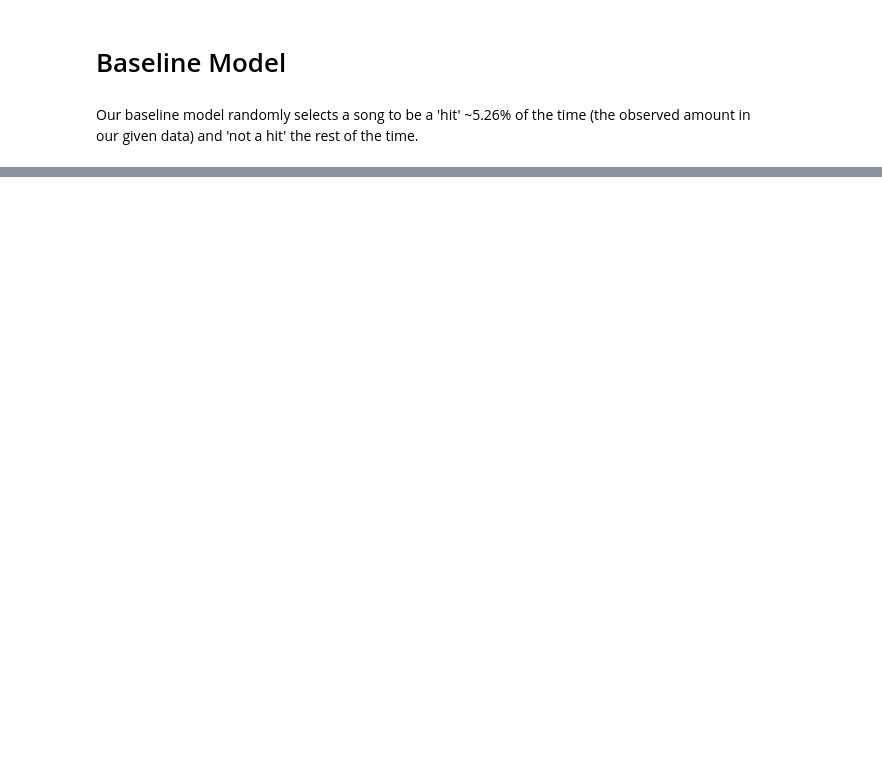
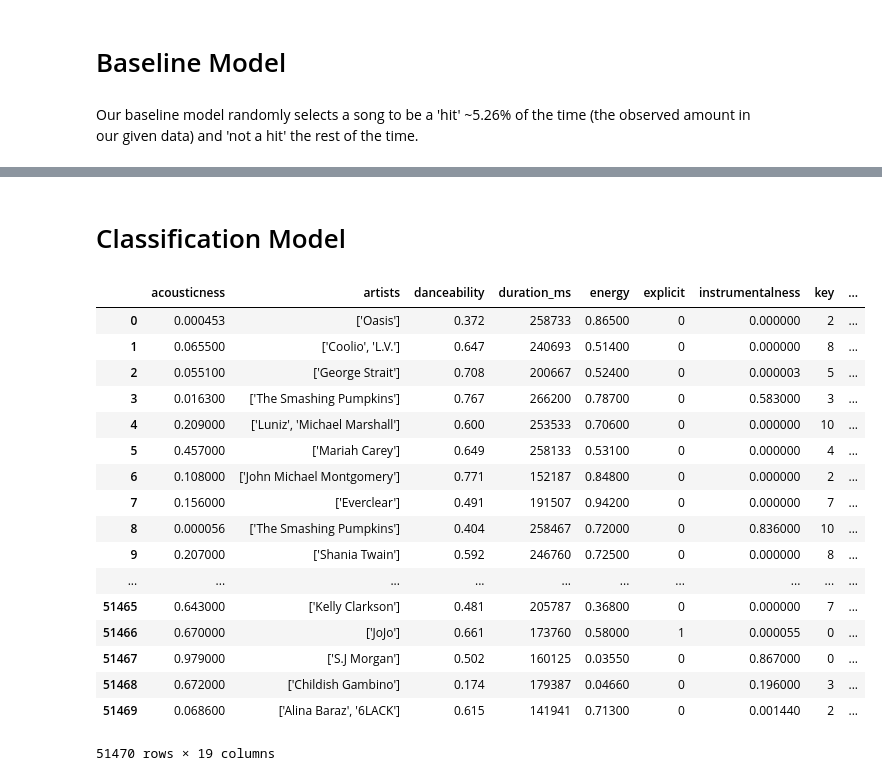
Before and after one commit to pristinsky1/Predicting-Hit-Songs, a Jupyter notebook: HitSongs.ipynb, the cells around one changed output, grey strips where cells are left out. Drawn from its saved outputs; the diff is of its cells as text; code cells hidden in the pictures; blank space fills up the shorter version.

```diff
--- a/HitSongs.ipynb
+++ b/HitSongs.ipynb
@@ -232,0 +225,23 @@ len(y)
+# %% [markdown]
+# Classification Model
+# %%
+data
+# %% [output]
+|  | acousticness | artists | danceability | duration_ms | energy | explicit | instrumentalness | key | ... |
+| 0 | 0.000453 | ['Oasis'] | 0.372 | 258733 | 0.86500 | 0 | 0.000000 | 2 | ... |
+| 1 | 0.065500 | ['Coolio', 'L.V.'] | 0.647 | 240693 | 0.51400 | 0 | 0.000000 | 8 | ... |
+| 2 | 0.055100 | ['George Strait'] | 0.708 | 200667 | 0.52400 | 0 | 0.000003 | 5 | ... |
+| 3 | 0.016300 | ['The Smashing Pumpkins'] | 0.767 | 266200 | 0.78700 | 0 | 0.583000 | 3 | ... |
+| 4 | 0.209000 | ['Luniz', 'Michael Marshall'] | 0.600 | 253533 | 0.70600 | 0 | 0.000000 | 10 | ... |
+| 5 | 0.457000 | ['Mariah Carey'] | 0.649 | 258133 | 0.53100 | 0 | 0.000000 | 4 | ... |
+| 6 | 0.108000 | ['John Michael Montgomery'] | 0.771 | 152187 | 0.84800 | 0 | 0.000000 | 2 | ... |
+| 7 | 0.156000 | ['Everclear'] | 0.491 | 191507 | 0.94200 | 0 | 0.000000 | 7 | ... |
+| 8 | 0.000056 | ['The Smashing Pumpkins'] | 0.404 | 258467 | 0.72000 | 0 | 0.836000 | 10 | ... |
+| 9 | 0.207000 | ['Shania Twain'] | 0.592 | 246760 | 0.72500 | 0 | 0.000000 | 8 | ... |
+| ... | ... | ... | ... | ... | ... | ... | ... | ... | ... |
+| 51465 | 0.643000 | ['Kelly Clarkson'] | 0.481 | 205787 | 0.36800 | 0 | 0.000000 | 7 | ... |
+| 51466 | 0.670000 | ['JoJo'] | 0.661 | 173760 | 0.58000 | 1 | 0.000055 | 0 | ... |
+| 51467 | 0.979000 | ['S.J Morgan'] | 0.502 | 160125 | 0.03550 | 0 | 0.867000 | 0 | ... |
+| 51468 | 0.672000 | ['Childish Gambino'] | 0.174 | 179387 | 0.04660 | 0 | 0.196000 | 3 | ... |
+| 51469 | 0.068600 | ['Alina Baraz', '6LACK'] | 0.615 | 141941 | 0.71300 | 0 | 0.001440 | 2 | ... |
+51470 rows × 19 columns
```
Also changed, not shown: parts of 8 cells of this notebook.
